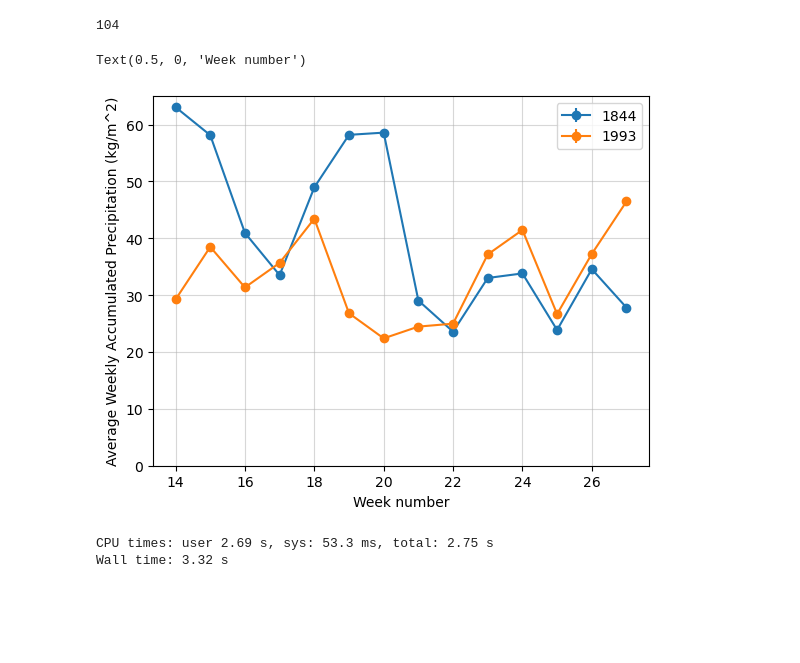
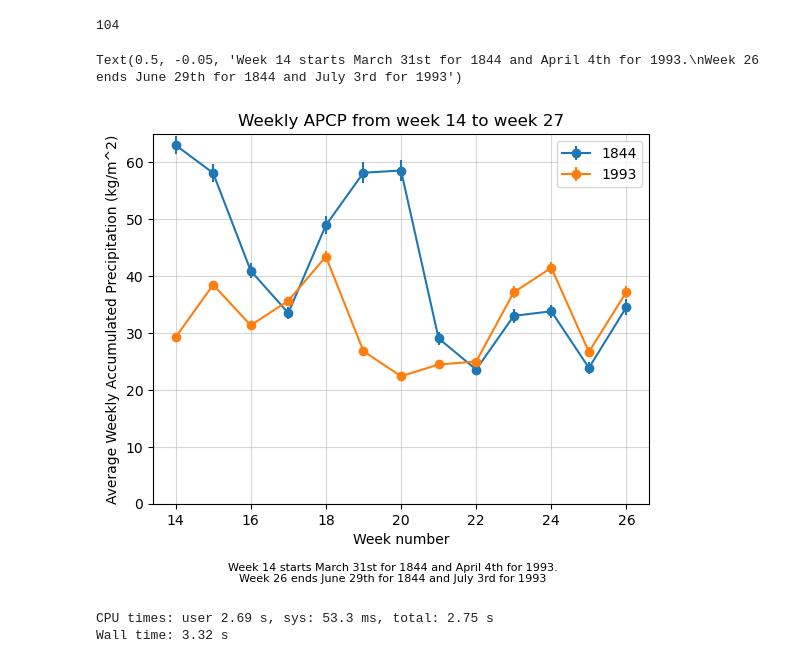
Before and after one commit to bparazin/1844redux, a Jupyter notebook: Error Analysis.ipynb, the cells around one changed output. Drawn from its saved outputs; the diff is of its cells as text; code cells hidden in the pictures; blank space fills up the shorter version.

Commit message:
more time series work

```diff
--- a/Error Analysis.ipynb
+++ b/Error Analysis.ipynb
@@ -47,6 +47,6 @@ cropped_apcp_spreads = apcp_spreads.sel(lat=slice(min_lat,max_lat), lon=slice(mi
 
 apcp_daily_avg = cropped_apcp.groupby('time.week').sum('time').mean(['lat', 'lon'])
 #time to do a bit of error propogation
-apcp_daily_avg_spreads_spatial = np.sqrt(((cropped_apcp_spreads/np.sqrt(80))**2).groupby('time.week').sum('time'))
+apcp_daily_avg_spreads_spatial = np.sqrt(((cropped_apcp_spreads)**2).groupby('time.week').sum('time'))
 apcp_daily_avg_spreads = np.sqrt((apcp_daily_avg_spreads_spatial**2).sum(['lat','lon'])) * (1/np.size(apcp_daily_avg_spreads_spatial[0]))
 # %% [output]
@@ -67,6 +67,6 @@ cropped_apcp_spreads_1993 = apcp_spreads_1993.sel(lat=slice(min_lat,max_lat), lo
 
 apcp_daily_avg_1993 = cropped_apcp_1993.groupby('time.week').sum('time').mean(['lat', 'lon'])
 #time to do a bit of error propogation
-apcp_daily_avg_spreads_spatial_1993 = np.sqrt(((cropped_apcp_spreads_1993/np.sqrt(80))**2).groupby('time.week').sum('time'))
+apcp_daily_avg_spreads_spatial_1993 = np.sqrt(((cropped_apcp_spreads_1993)**2).groupby('time.week').sum('time'))
 apcp_daily_avg_spreads_1993 = np.sqrt((apcp_daily_avg_spreads_spatial_1993**2).sum(['lat','lon'])) * (1/np.size(apcp_daily_avg_spreads_spatial_1993[0]))
 # %% [output]
@@ -78,20 +78,24 @@ np.size(apcp_daily_avg_spreads_spatial[0])
 104
 # %%
 fig, ax = plt.subplots()
-ax.errorbar(apcp_daily_avg.sel(week=slice(14, 27))['week'],
-             apcp_daily_avg.sel(week=slice(14, 27)), marker='o',
-             yerr = apcp_daily_avg_spreads.sel(week=slice(14, 27)), label='1844')
-ax.errorbar(apcp_daily_avg_1993.sel(week=slice(14, 27))['week'],
-             apcp_daily_avg_1993.sel(week=slice(14, 27)), marker='o',
-             yerr = apcp_daily_avg_spreads_1993.sel(week=slice(14, 27)), label='1993')
+week_bounds = slice(14,26)
+ax.errorbar(apcp_daily_avg.sel(week=week_bounds)['week'],
+             apcp_daily_avg.sel(week=week_bounds), marker='o',
+             yerr = apcp_daily_avg_spreads.sel(week=week_bounds), label='1844')
+ax.errorbar(apcp_daily_avg_1993.sel(week=week_bounds)['week'],
+             apcp_daily_avg_1993.sel(week=week_bounds), marker='o',
+             yerr = apcp_daily_avg_spreads_1993.sel(week=week_bounds), label='1993')
 ax.set_ylim(0, 65)
 ax.legend()
 ax.grid(alpha=0.5)
 ax.set_ylabel('Average Weekly Accumulated Precipitation (kg/m^2)')
 ax.set_xlabel('Week number')
+ax.set_title('Weekly APCP from week 14 to week 27')
+txt='Week 14 starts March 31st for 1844 and April 4th for 1993.\nWeek 26 ends June 29th for 1844 and July 3rd for 1993'
+plt.figtext(0.5, -0.05, txt, wrap=True, horizontalalignment='center', fontsize=8)
 # %% [output]
-Text(0.5, 0, 'Week number')
+Text(0.5, -0.05, 'Week 14 starts March 31st for 1844 and April 4th for 1993.\nWeek 26 ends June 29th for 1844 and July 3rd for 1993')
-[figure, old version]
+[figure, new version]
 # %%
 def crop_nc(netcdf, min_lon = 245.09, min_lat = 27.98, max_lon = 284.22, max_lat = 50.38):
     return netcdf.sel(lat=slice(min_lat, max_lat), lon=slice(min_lon, max_lon))
```
Also changed, not shown: parts of 2 cells of this notebook.
